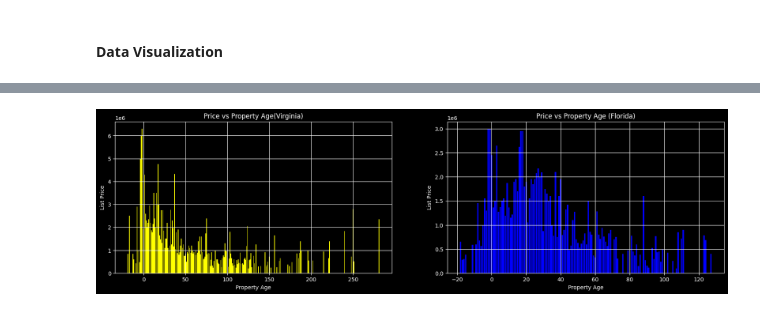
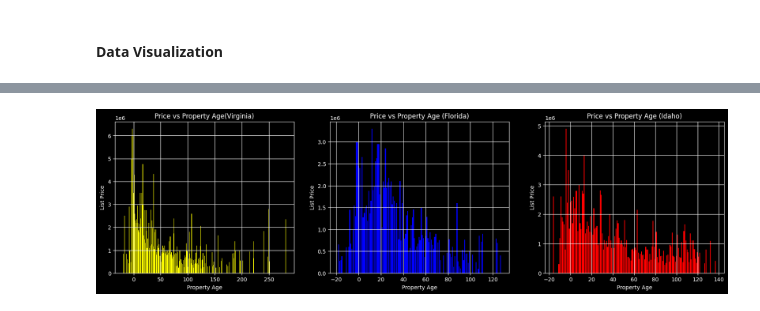
Before and after one commit to NishanD21/Price-Prediction-model-for-Real-Estate, a Jupyter notebook: real_estate.ipynb, the cells around one changed output, grey strips where cells are left out. Drawn from its saved outputs; the diff is of its cells as text; code cells hidden in the pictures.

```diff
--- a/real_estate.ipynb
+++ b/real_estate.ipynb
@@ -147,7 +148,7 @@ dtype: int64
 # Feature selection
 
 df_fl = df_fl[['type','status','year_built','soldOn','sqft','stories','baths','beds','listPrice']]
-#df_id = df_id[['type','status','year_built','soldOn','sqft','stories','baths','beds','listPrice']]
+df_id = df_id[['type','status','year_built','soldOn','sqft','stories','baths','beds','listPrice']]
 df_vi = df_vi[['type','status','year_built','soldOn','sqft','stories','baths','beds','listPrice']]
 
 df_fl['state'] = 'Florida'
@@ -174,7 +184,7 @@ df_vi.head()
 # %%
 # concatinating 3 dataframes into one
 
-df = pd.concat([df_vi,df_fl],axis=0)
+df = pd.concat([df_vi,df_fl,df_id],axis=0)
 df.head()
 # %% [output]
 |  | type | status | year_built | soldOn | sqft | stories | baths | beds | listPrice | state |
@@ -417,11 +428,13 @@ Name: count, dtype: int64
 # Filter by state
 df_vir = df[df['state'] == 'Virginia'].sort_values('sqft')
 df_flo = df[df['state'] == 'Florida'].sort_values('sqft')
+df_ida = df[df['state'] == 'Idaho'].sort_values('sqft')
 
 # Plotting
 plt.figure(figsize=(20,5))
 plt.plot(df_vir['sqft'], df_vir['listPrice'], label='Virginia', color='red', marker='o')
 plt.plot(df_flo['sqft'], df_flo['listPrice'], label='Florida', color='green', marker='x')
+plt.plot(df_ida['sqft'], df_ida['listPrice'], label='Idaho', color='blue', marker='*')
 
 plt.xlabel('Square Feet')
 plt.ylabel('List Price')
@@ -488,19 +519,25 @@ axs[1].grid(True)
 # %%
 # visualizing property age vs listprice
 
-fig, axs = plt.subplots(1,2,figsize=(20,5))
+fig, axs = plt.subplots(1,3,figsize=(20,5))
 axs[0].bar(df_vir['property_age'], df_vir['listPrice'], color='yellow')
 axs[0].set_xlabel('Property Age')
 axs[0].set_ylabel('List Price')
 axs[0].set_title('Price vs Property Age(Virginia)')
 axs[0].grid(True)
 
 
 axs[1].bar(df_flo['property_age'], df_flo['listPrice'], color='blue')
 axs[1].set_xlabel('Property Age')
 axs[1].set_ylabel('List Price')
 axs[1].set_title('Price vs Property Age (Florida)')
 axs[1].grid(True)
+
+axs[2].bar(df_ida['property_age'], df_ida['listPrice'], color='red')
+axs[2].set_xlabel('Property Age')
+axs[2].set_ylabel('List Price')
+axs[2].set_title('Price vs Property Age (Idaho)')
+axs[2].grid(True)
 # %% [output]
-[figure, old version]
+[figure, new version]
 # %%
```
Also changed, not shown: parts of 25 cells of this notebook, 1 other file.
